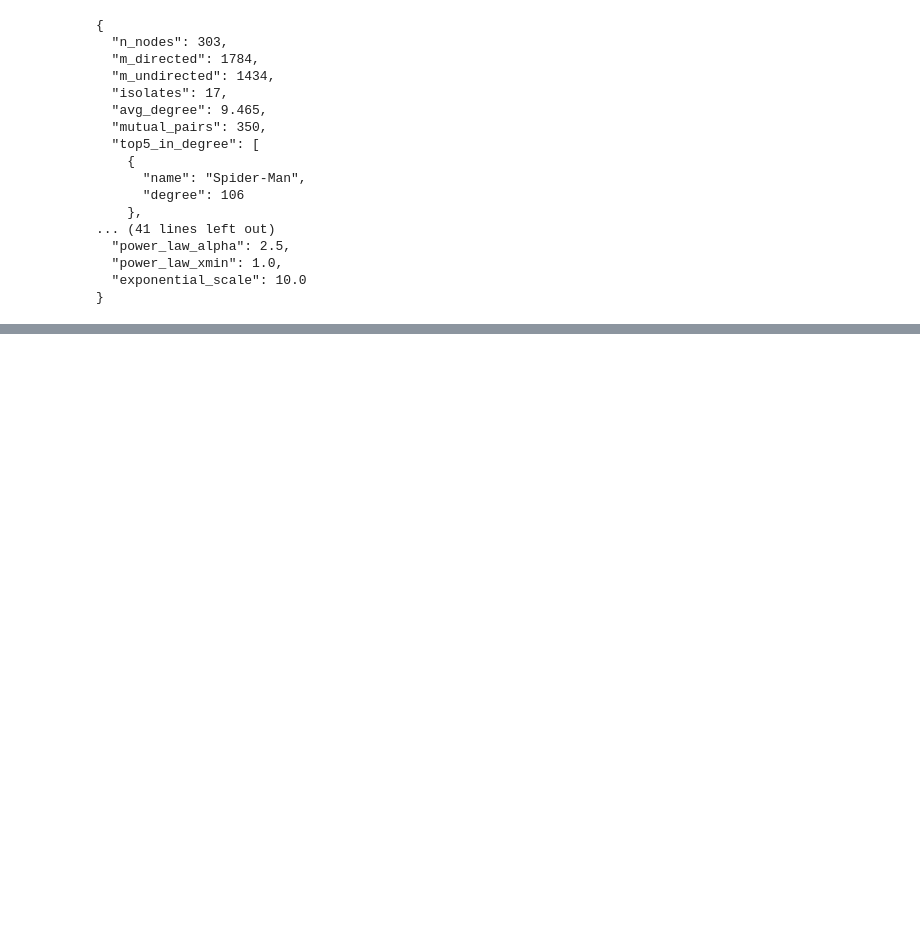
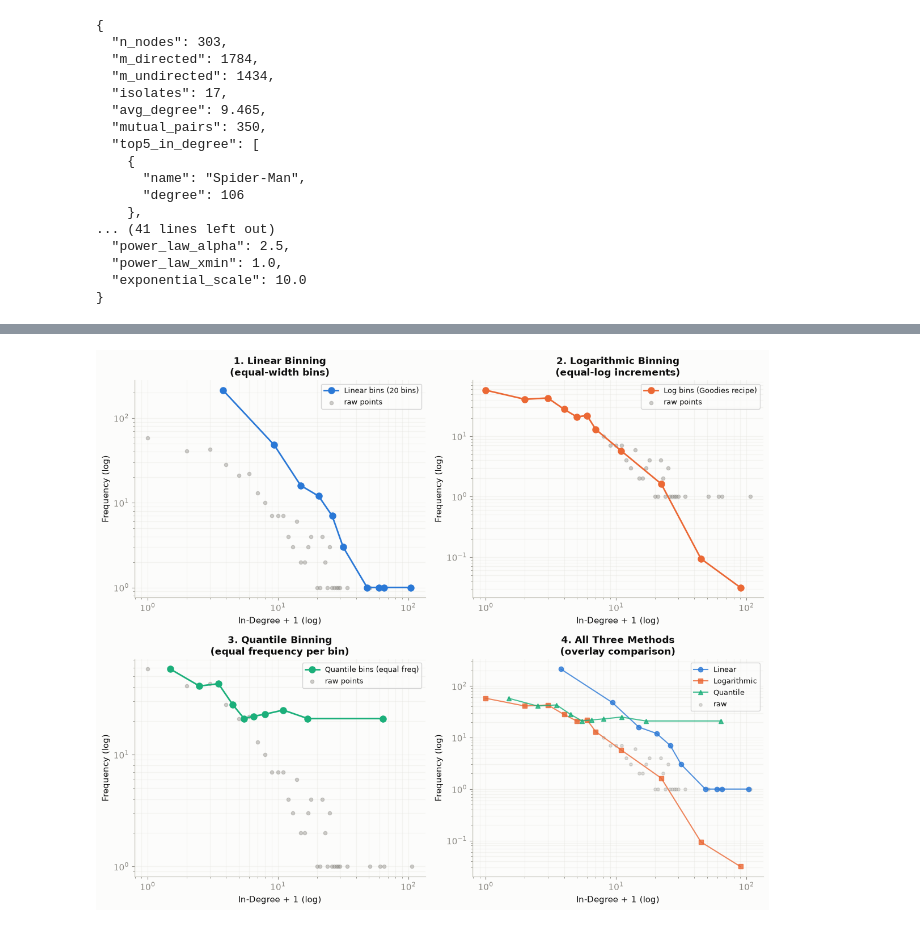
Before and after one commit to kaykay-ng/legendary-sniffle, a Jupyter notebook: notebooks/analysis.ipynb, the cells around one changed output, grey strips where cells are left out. Drawn from its saved outputs; the diff is of its cells as text; code cells hidden in the pictures; blank space fills up the shorter version.

```diff
--- a/notebooks/analysis.ipynb
+++ b/notebooks/analysis.ipynb
@@ -498,0 +541,95 @@ print(json.dumps(stats, indent=2))
+# %%
+# BONUS: Explore different binning strategies and their visual effects
+# Same data, different binning = different visual stories!
+
+fig, axes = plt.subplots(2, 2, figsize=(12, 10))
+
+# Get raw in-degree distribution for all methods
+raw_degrees = deg_df['in_k1'].values
+unique_degs = np.unique(raw_degrees)
+raw_counts = pd.Series(raw_degrees).value_counts().sort_index()
+
+# Method 1: Linear binning (equal-width bins)
+lin_bins = np.linspace(raw_degrees.min(), raw_degrees.max(), 20)
+lin_counts, _ = np.histogram(raw_degrees, bins=lin_bins)
+lin_centers = (lin_bins[:-1] + lin_bins[1:]) / 2
+lin_valid = lin_counts > 0
+
+axes[0, 0].loglog(lin_centers[lin_valid], lin_counts[lin_valid], 'o-', markersize=8,
+                   color=C_BLUE, linewidth=2, label='Linear bins (20 bins)')
+axes[0, 0].scatter(unique_degs, raw_counts.values, s=20, color=C_MUTED, alpha=0.4,
+                   label='raw points', zorder=1)
+axes[0, 0].set_xlabel('In-Degree + 1 (log)', fontsize=11)
+axes[0, 0].set_ylabel('Frequency (log)', fontsize=11)
+axes[0, 0].set_title('1. Linear Binning\n(equal-width bins)', fontsize=12, fontweight='bold')
+axes[0, 0].grid(alpha=0.3, which='both')
+axes[0, 0].legend(fontsize=9)
+
+# Method 2: Logarithmic binning (equal-log, our Goodies recipe)
+raw_x_log, raw_pmf_log, log_centers, log_pdf = log_bin_distribution(raw_degrees, len(raw_degrees))
+axes[0, 1].loglog(log_centers, log_pdf * len(raw_degrees), 'o-', markersize=8,
+                   color=C_ORANGE, linewidth=2, label='Log bins (Goodies recipe)')
+axes[0, 1].scatter(unique_degs, raw_counts.values, s=20, color=C_MUTED, alpha=0.4,
+                   label='raw points', zorder=1)
+axes[0, 1].set_xlabel('In-Degree + 1 (log)', fontsize=11)
+axes[0, 1].set_ylabel('Frequency (log)', fontsize=11)
+axes[0, 1].set_title('2. Logarithmic Binning\n(equal-log increments)', fontsize=12, fontweight='bold')
+axes[0, 1].grid(alpha=0.3, which='both')
+axes[0, 1].legend(fontsize=9)
+
+# Method 3: Quantile binning (equal frequency)
+q_bins = np.quantile(raw_degrees, np.linspace(0, 1, 16))
+q_counts, _ = np.histogram(raw_degrees, bins=q_bins)
+q_centers = (q_bins[:-1] + q_bins[1:]) / 2
+q_valid = q_counts > 0
+
+axes[1, 0].loglog(q_centers[q_valid], q_counts[q_valid], 'o-', markersize=8,
+                   color=C_AQUA, linewidth=2, label='Quantile bins (equal freq)')
+axes[1, 0].scatter(unique_degs, raw_counts.values, s=20, color=C_MUTED, alpha=0.4,
+                   label='raw points', zorder=1)
+axes[1, 0].set_xlabel('In-Degree + 1 (log)', fontsize=11)
+axes[1, 0].set_ylabel('Frequency (log)', fontsize=11)
+axes[1, 0].set_title('3. Quantile Binning\n(equal frequency per bin)', fontsize=12, fontweight='bold')
+axes[1, 0].grid(alpha=0.3, which='both')
+axes[1, 0].legend(fontsize=9)
+
+# Method 4: Overlay all three methods for direct comparison
+axes[1, 1].loglog(lin_centers[lin_valid], lin_counts[lin_valid], 'o-',
+                   markersize=6, color=C_BLUE, linewidth=1.5, alpha=0.8, label='Linear')
+axes[1, 1].loglog(log_centers, log_pdf * len(raw_degrees), 's-',
+                   markersize=6, color=C_ORANGE, linewidth=1.5, alpha=0.8, label='Logarithmic')
+axes[1, 1].loglog(q_centers[q_valid], q_counts[q_valid], '^-',
+                   markersize=6, color=C_AQUA, linewidth=1.5, alpha=0.8, label='Quantile')
+axes[1, 1].scatter(unique_degs, raw_counts.values, s=15, color=C_MUTED, alpha=0.3,
+                   label='raw', zorder=0)
+axes[1, 1].set_xlabel('In-Degree + 1 (log)', fontsize=11)
+axes[1, 1].set_ylabel('Frequency (log)', fontsize=11)
+axes[1, 1].set_title('4. All Three Methods\n(overlay comparison)', fontsize=12, fontweight='bold')
+axes[1, 1].grid(alpha=0.3, which='both')
+axes[1, 1].legend(fontsize=9, loc='upper right')
+
+plt.tight_layout()
+plt.savefig(f'{IMG_DIR}/binning_methods_comparison.png', dpi=180, bbox_inches='tight')
+plt.show()
+
+print("\n" + "="*75)
+print("BINNING METHODS ANALYSIS")
+print("="*75)
+print(f"\nDataset: {len(raw_degrees)} observations, range [{raw_degrees.min()}, {raw_degrees.max()}]")
+print(f"\nMethod comparison:")
+print(f"  • Linear:       {np.sum(lin_valid):2d} bins | Equal-width intervals")
+print(f"                  Problem: sparse high-degree tail appears invisible")
+print(f"  • Logarithmic:  {len(log_centers):2d} bins | Equal-log increments (Goodies recipe)")
+print(f"                  Benefit: each order of magnitude gets same visual weight")
+print(f"  • Quantile:     {np.sum(q_valid):2d} bins | Equal frequency per bin")
+print(f"                  Benefit: every bin is equally 'populated'")
+
+print(f"\nKey insight:")
+print(f"  The SAME distribution appears dramatically different under different binning!")
+print(f"  - Linear binning hides the tail (compresses high degrees into few wide bins)")
+print(f"  - Log binning reveals the structure (each order of magnitude is visible)")
+print(f"  - Quantile binning spreads counts evenly (good for sparse tails)")
+print(f"\nChoosing a binning method = choosing what story to tell with your data.")
+print("="*75)
+# %% [output]
+[figure, added]
```
Also changed, not shown: parts of 4 cells of this notebook.
